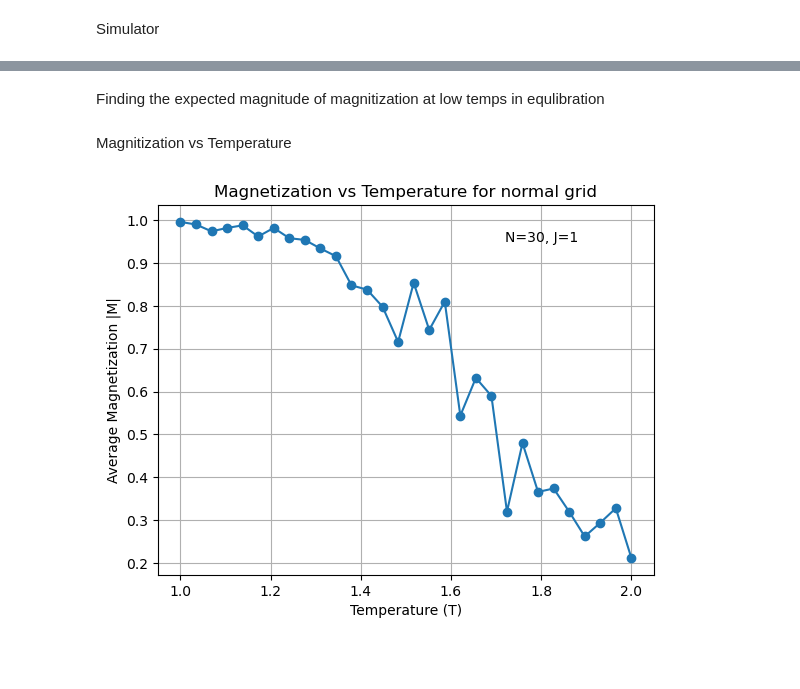
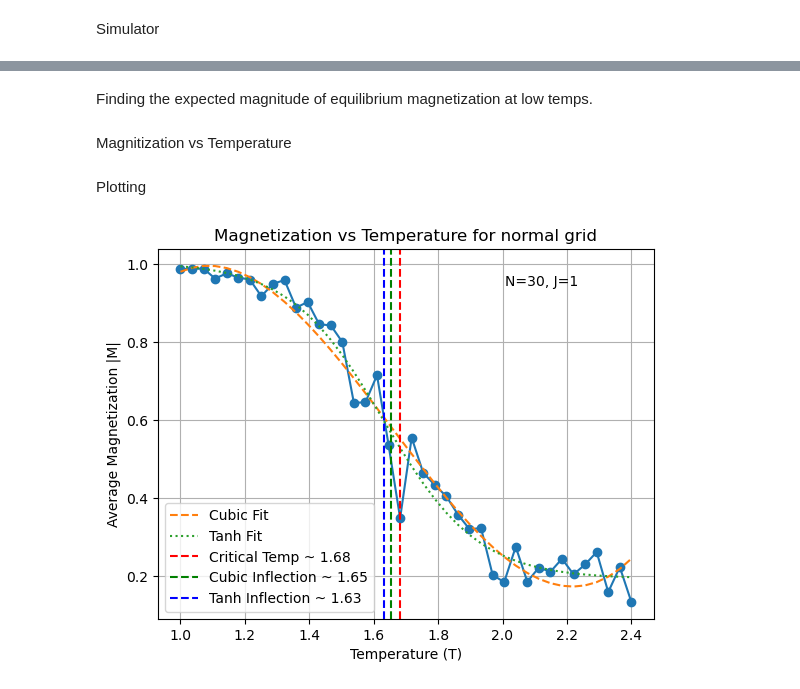
Before and after one commit to nirmiller/comp_phy_final_project, a Jupyter notebook: stats_n_graphs.ipynb, the cells around one changed output, grey strips where cells are left out. Drawn from its saved outputs; the diff is of its cells as text; code cells hidden in the pictures; blank space fills up the shorter version.

Commit message:
Added fits and critical temp calculations.

```diff
--- a/stats_n_graphs.ipynb
+++ b/stats_n_graphs.ipynb
@@ -7,7 +7,7 @@ import numpy as np
 # %% [markdown]
 Equilibrator
 # %%
-def equilibrate_grid(grid, equil_tolerance=1e-1, mag_hist = False, J=1):
+def equilibrate_grid(grid, equil_tolerance=.9, mag_hist = False, J=1):
     """
     run the simulation until the grid equilibrates. That is, until the mean magnetization in the low temp regime
     stops changing significantly
@@ -69,7 +69,7 @@ def proper_equilibration(grid, equil_tolerance=.9, J=1):
         equilibrated = equilibrate_grid(grid, tolerance=equil_tolerance, J=J)
         attempt += 1
         if attempt >= max_attempts:
-            raise ValueError("Maximum equilibration attempts reached. Increase equilibration tolerance.")
+            raise ValueError("Maximum equilibration attempts reached. Change equilibration tolerance.")
     return equilibrated
 # %% [markdown]
 Simulator
@@ -104,5 +213,5 @@ def B_vs_T(grid, temps, mc_steps, runs_per_T, J=1, equil_tolerance=1e-2):
 # %% [markdown]
-Finding the expected magnitude of magnitization at low temps in equlibration
+Finding the expected magnitude of equilibrium magnetization at low temps.
 # %%
 N = 30            # Lattice size
 J = 1             # Coupling constant
@@ -136,9 +245,9 @@ Magnitization vs Temperature
 # --- Parameters ---
 N = 30                         # Lattice size
 J = 1                          # Coupling constant
-temps = np.linspace(1, 2, 30)  # Temperature range
-mc_steps = 50                  # sweeps for measurement
-runs_per_T = 10                 # Average over multiple runs
+temps = np.linspace(1, 2.4, 40)  # Temperature range
+mc_steps = 70                  # sweeps for measurement
+runs_per_T = 15                 # Average over multiple runs
 # ------------------
 
 # Note tolerance values. For different grid types, different tolerances may be needed. Reference above cell.
@@ -158,14 +267,29 @@ runs_per_T = 10                 # Average over multiple runs
 torus = Torus(n_x=10, n_y=10, gridPointObject=electron.ClassicElectron, record_history=False)
 mags = B_vs_T(torus, temps, mc_steps, runs_per_T, J=J, equil_tolerance=.9)
 
-# graphing the results
-plt.plot(temps, mags, marker='o')
-plt.xlabel('Temperature (T)')
-plt.ylabel('Average Magnetization |M|')
-plt.title('Magnetization vs Temperature for normal grid')
-plt.text(0.7, 0.9, f'N={N}, J={J}', transform=plt.gca().transAxes)
-#plt.legend()
-plt.grid()
-plt.show()
+crit_T = get_critical_temp(temps, mags)
+cubic_coeffs = fit_cubic(temps, mags)
+cubic_critical_T = inflection_point_cubic(cubic_coeffs)
+cubic_poly = np.poly1d(cubic_coeffs)
+tanh_fit_params = tanh_fit(temps, mags)
+tanh_critical_T = inflection_point(tanh_fit_params)
-# %% [output]
-[figure, removed]
+# %% [markdown]
+Plotting
+# %%
+# graphing the results
+plt.plot(temps, mags, marker='o')
+plt.plot(temps, cubic_poly(temps), linestyle='--', label='Cubic Fit')
+plt.plot(temps, tanh_func(temps, *tanh_fit_params), linestyle=':', label='Tanh Fit')
+plt.xlabel('Temperature (T)')
+plt.ylabel('Average Magnetization |M|')
+plt.title('Magnetization vs Temperature for normal grid')
+plt.text(0.7, 0.9, f'N={N}, J={J}', transform=plt.gca().transAxes)
+# mark the critical temperature
+plt.axvline(x=crit_T, color='r', linestyle='--', label=f'Critical Temp ~ {crit_T:.2f}')
+plt.axvline(x=cubic_critical_T, color='g', linestyle='--', label=f'Cubic Inflection ~ {cubic_critical_T:.2f}')
+plt.axvline(x=tanh_critical_T, color='b', linestyle='--', label=f'Tanh Inflection ~ {tanh_critical_T:.2f}')
+plt.legend()
+plt.grid()
+plt.show()
+# %% [output]
+[figure, added]
```
Also changed, not shown: parts of 2 cells of this notebook.
